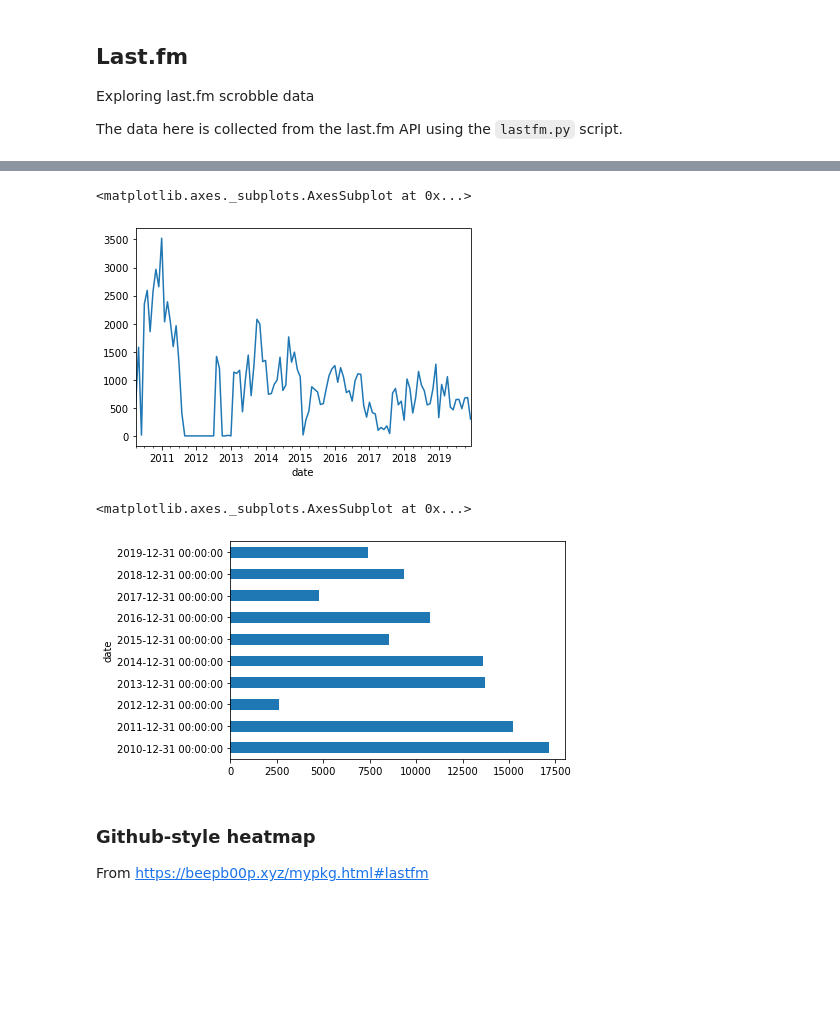
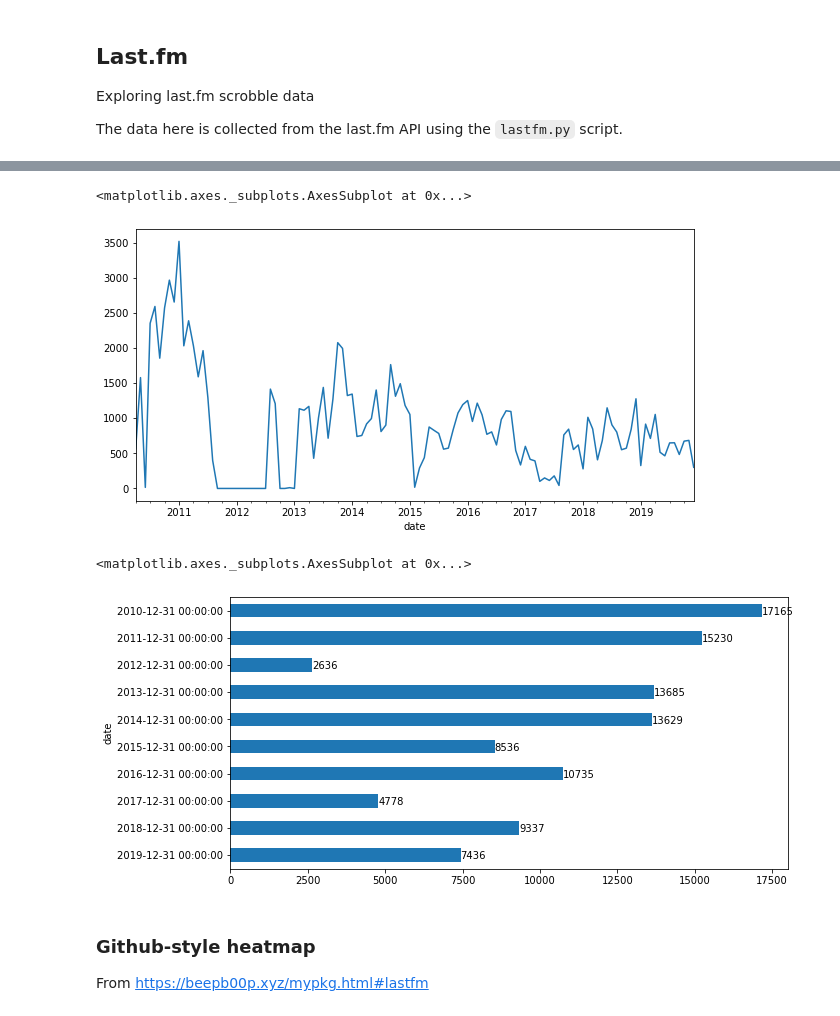
Before and after one commit to m-wild/my, a Jupyter notebook: music/lastfm.ipynb, the cells around one changed output, grey strips where cells are left out. Cells and saved outputs as stored; diff of their text form; code cells hidden in the pictures; blank space fills up the shorter version.

```diff
--- a/music/lastfm.ipynb
+++ b/music/lastfm.ipynb
@@ -44,13 +48,20 @@ data.resample("D")["track"].count().plot()
 # %%
-data.resample("M")["track"].count().plot()
+data.resample("M")["track"].count().plot(figsize=(10,5))
 # %% [output]
 <matplotlib.axes._subplots.AxesSubplot at 0x...>
-[figure, old version]
+[figure, new version]
-# %%
-data.resample("Y")["track"].count().plot.barh()
-# %% [output]
-<matplotlib.axes._subplots.AxesSubplot at 0x...>
-[figure, removed]
+# %%
+by_year = data.resample("Y")["track"].count()
+ax = by_year.plot.barh(figsize=(10,5))
+ax.invert_yaxis()
+
+for i, v in enumerate(by_year):
+    ax.text(v + 3, i + 0.15, str(v))
+
+ax
+# %% [output]
+<matplotlib.axes._subplots.AxesSubplot at 0x...>
+[figure, added]
 # %% [markdown]
 ### Github-style heatmap
 
```
Also changed, not shown: parts of 7 cells of this notebook, 4 other files.
